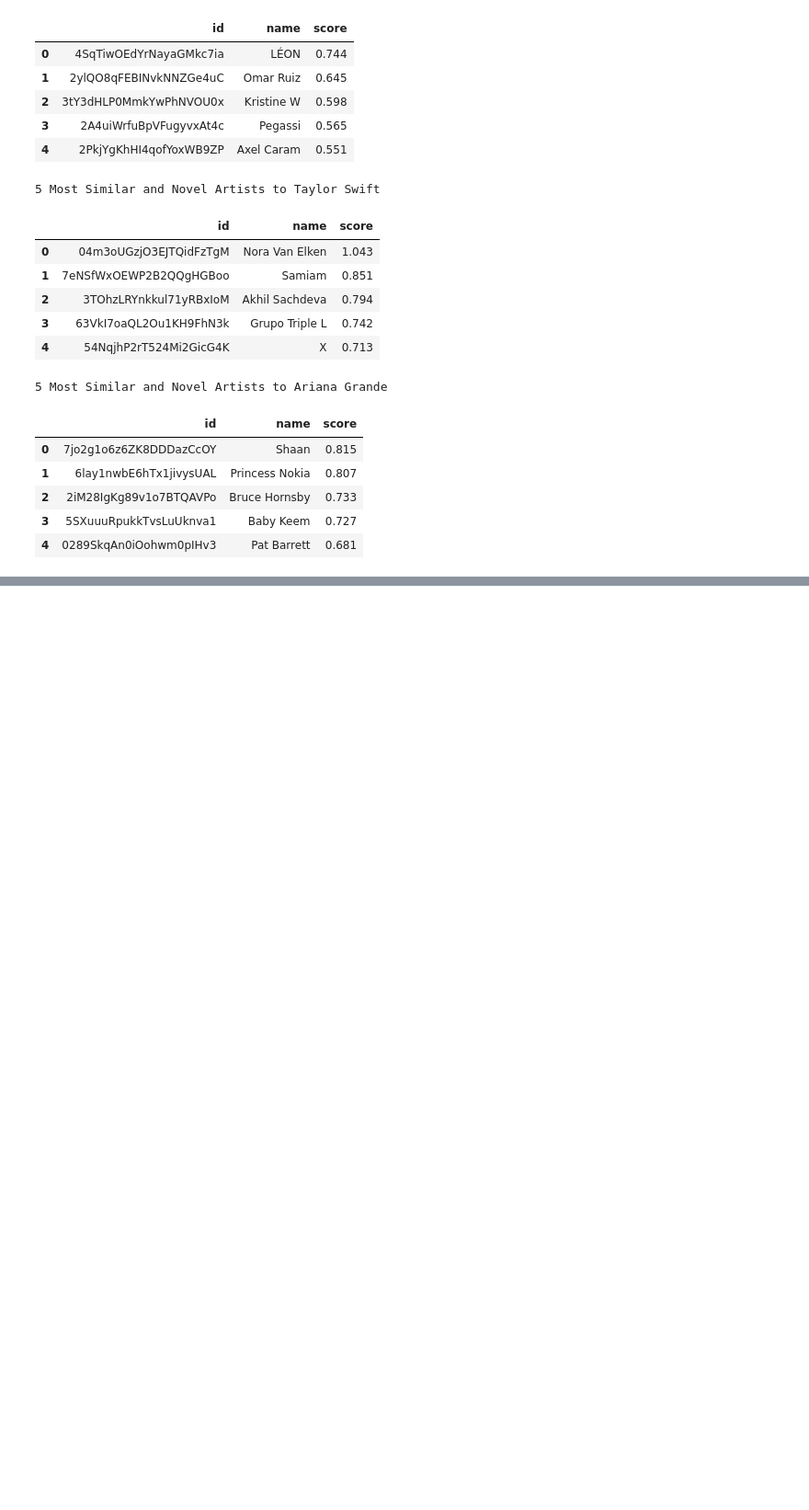
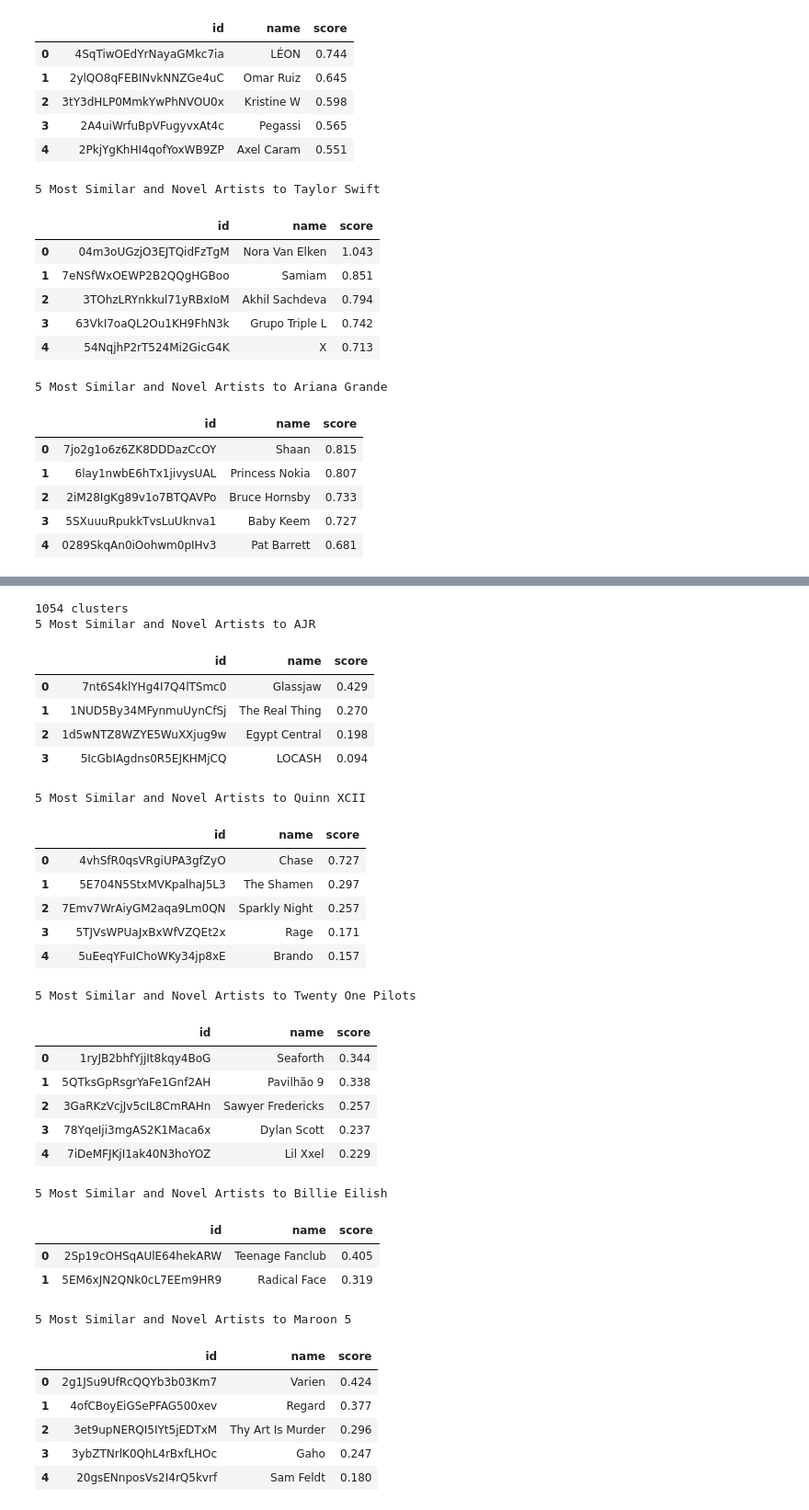
Before and after one commit to TylerJang27/Twitifynd, a Jupyter notebook: logs_demo.ipynb, the cells around one changed output, grey strips where cells are left out. Shown: that part at 92% size. Cells and saved outputs as stored; diff of their text form; code cells hidden in the pictures; blank space fills up the shorter version.

```diff
--- a/logs_demo.ipynb
+++ b/logs_demo.ipynb
@@ -158,0 +186,37 @@ display_recs(['1uNFoZAHBGtllmzznpCI3s', '06HL4z0CvFAxyc27GXpf02', '66CXWjxzNUsdJ
+# %%
+# 2 artists per cluster
+display_recs(['6s22t5Y3prQHyaHWUN1R1C', '3ApUX1o6oSz321MMECyIYd', '3YQKmKGau1PzlVlkL1iodx',
+              '6qqNVTkY8uBg9cP3Jd7DAH', '04gDigrS5kc9YWfZHwBETP'], 2)
+# %% [output]
+1054 clusters
+5 Most Similar and Novel Artists to AJR
+|  | id | name | score |
+| 0 | 7nt6S4klYHg4I7Q4lTSmc0 | Glassjaw | 0.429 |
+| 1 | 1NUD5By34MFynmuUynCfSj | The Real Thing | 0.270 |
+| 2 | 1d5wNTZ8WZYE5WuXXjug9w | Egypt Central | 0.198 |
+| 3 | 5IcGbIAgdns0R5EJKHMjCQ | LOCASH | 0.094 |
+5 Most Similar and Novel Artists to Quinn XCII
+|  | id | name | score |
+| 0 | 4vhSfR0qsVRgiUPA3gfZyO | Chase | 0.727 |
+| 1 | 5E704N5StxMVKpalhaJ5L3 | The Shamen | 0.297 |
+| 2 | 7Emv7WrAiyGM2aqa9Lm0QN | Sparkly Night | 0.257 |
+| 3 | 5TJVsWPUaJxBxWfVZQEt2x | Rage | 0.171 |
+| 4 | 5uEeqYFuIChoWKy34jp8xE | Brando | 0.157 |
+5 Most Similar and Novel Artists to Twenty One Pilots
+|  | id | name | score |
+| 0 | 1ryJB2bhfYjjIt8kqy4BoG | Seaforth | 0.344 |
+| 1 | 5QTksGpRsgrYaFe1Gnf2AH | Pavilhão 9 | 0.338 |
+| 2 | 3GaRKzVcjJv5cIL8CmRAHn | Sawyer Fredericks | 0.257 |
+| 3 | 78YqeIji3mgAS2K1Maca6x | Dylan Scott | 0.237 |
+| 4 | 7iDeMFJKjI1ak40N3hoYOZ | Lil Xxel | 0.229 |
+5 Most Similar and Novel Artists to Billie Eilish
+|  | id | name | score |
+| 0 | 2Sp19cOHSqAUlE64hekARW | Teenage Fanclub | 0.405 |
+| 1 | 5EM6xJN2QNk0cL7EEm9HR9 | Radical Face | 0.319 |
+5 Most Similar and Novel Artists to Maroon 5
+|  | id | name | score |
+| 0 | 2g1JSu9UfRcQQYb3b03Km7 | Varien | 0.424 |
+| 1 | 4ofCBoyEiGSePFAG500xev | Regard | 0.377 |
+| 2 | 3et9upNERQI5IYt5jEDTxM | Thy Art Is Murder | 0.296 |
+| 3 | 3ybZTNrlK0QhL4rBxfLHOc | Gaho | 0.247 |
+| 4 | 20gsENnposVs2I4rQ5kvrf | Sam Feldt | 0.180 |
```
Also changed, not shown: parts of 11 cells of this notebook.
